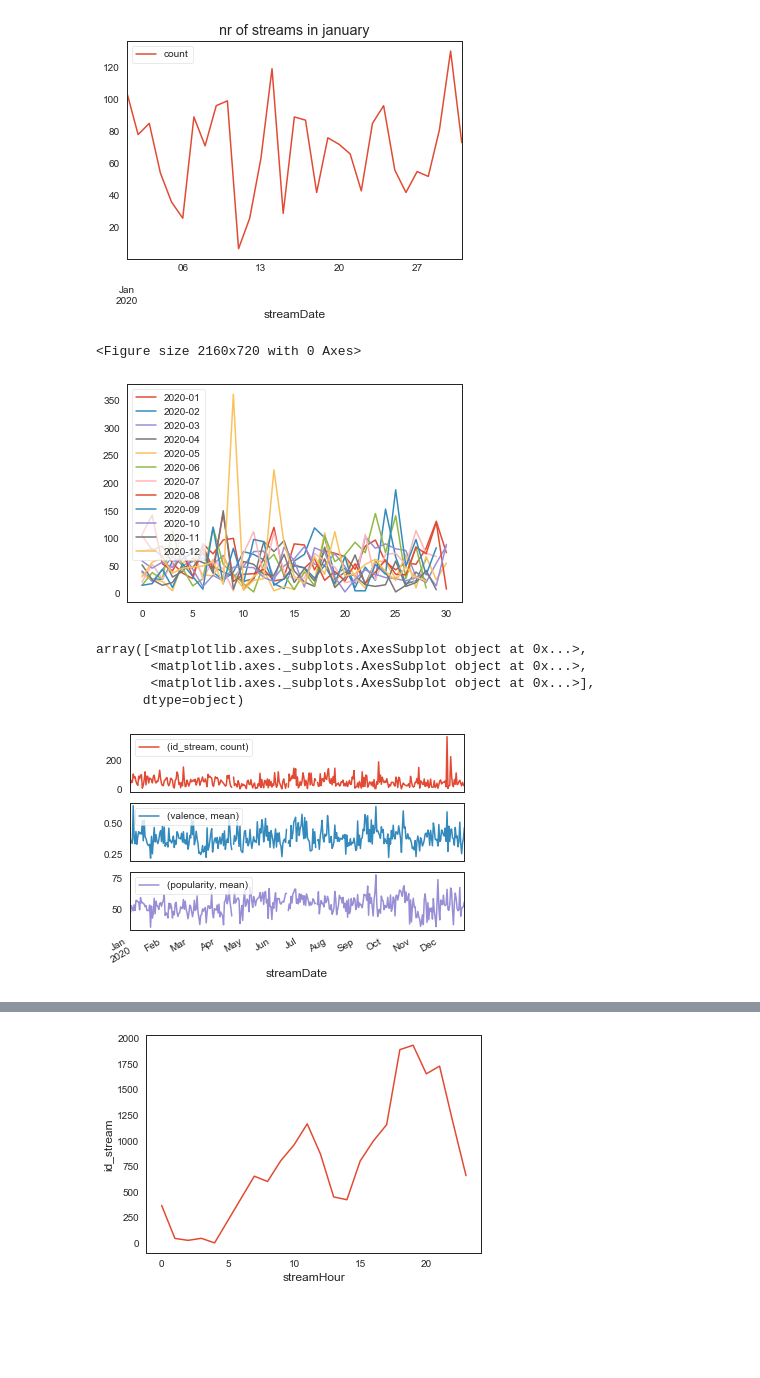
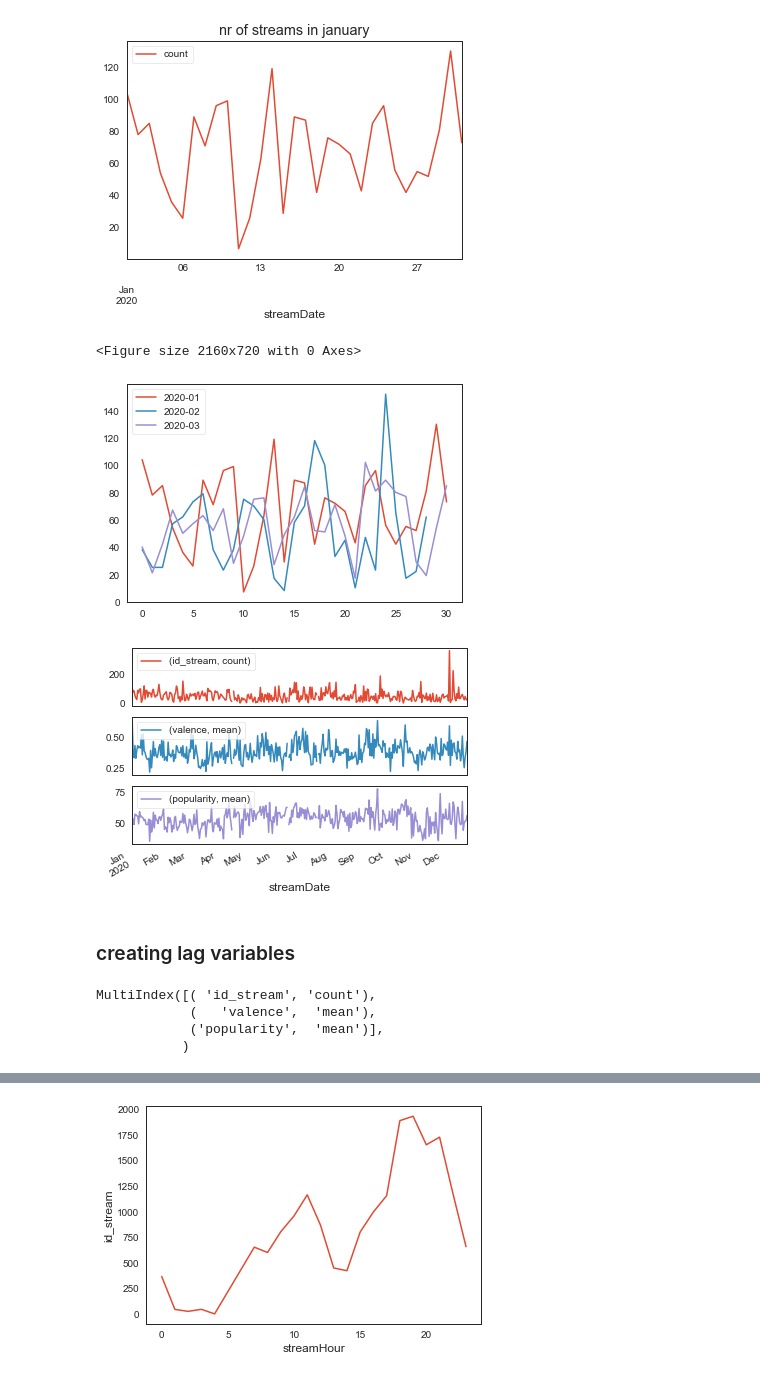
Before and after one commit to francisco-alier/spotify-data-extractor, a Jupyter notebook: 01_Time_Series_Streaming_History_Analysis.ipynb, the cells around one changed output, grey strips where cells are left out. Drawn from its saved outputs; the diff is of its cells as text; code cells hidden in the pictures; blank space fills up the shorter version.

```diff
--- a/01_Time_Series_Streaming_History_Analysis.ipynb
+++ b/01_Time_Series_Streaming_History_Analysis.ipynb
@@ -12,7 +12,7 @@ import datetime
 
 pd.set_option('display.max_columns', None)
 # %%
-df = pd.read_csv(r'./data/streaming_data_clean.csv')
+df = pd.read_csv(r'./data/streaming_data_clean_v2.csv')
 # %%
 df.head()
 # %% [output]
@@ -366,4 +366,6 @@ time_series_features = pd.DataFrame(df_clean.groupby('streamDate').agg({'id_stre
                                                                         'popularity': ['mean']}).reset_index())
 time_series_features['streamDate'] = pd.to_datetime(time_series_features.streamDate)
 time_series_features.set_index('streamDate', inplace = True)
+
+time_series_2020 = time_series_features['01-01-2020':'31-12-2020']
 # %%
@@ -385,32 +383,40 @@ january_streams.id_stream.plot(title = 'nr of streams in january')
 # %%
 # dummy dataframe
 counts = pd.DataFrame()
 
 # Select data for each month and concatenate with counts
-for month in ['2020-01', '2020-02', '2020-03', '2020-04', '2020-05', '2020-06',
-              '2020-07', '2020-08', '2020-09', '2020-10', '2020-11', '2020-12']:
-    counts_per_year = time_series_features.loc[month, [('id_stream', 'count')]].reset_index(drop=True)
+for month in ['2020-01', '2020-02', '2020-03',
+             # '2020-04', '2020-05', '2020-06',
+             # '2020-07', '2020-08', '2020-09',
+             # '2020-10', '2020-11', '2020-12'
+             ]:
+    counts_per_year = time_series_2020.loc[month, [('id_stream', 'count')]].reset_index(drop=True)
     counts_per_year.columns = ['counts']
     counts_per_year.rename(columns={"counts": month}, inplace=True)
     counts = pd.concat([counts, counts_per_year], axis=1)
 
     #print(counts_per_year)
 
 # Plot prices
 plt.figure(figsize=(30,10))
 counts.plot()
 plt.show()
 # %% [output]
 <Figure size 2160x720 with 0 Axes>
-[figure, old version]
+[figure, new version]
 # %%
-all_days = time_series_features.asfreq('D')
+all_days = time_series_2020.asfreq('D')
 
 all_days.plot(subplots = True)
 plt.show()
 # %% [output]
-array([<matplotlib.axes._subplots.AxesSubplot object at 0x...>,
-       <matplotlib.axes._subplots.AxesSubplot object at 0x...>,
-       <matplotlib.axes._subplots.AxesSubplot object at 0x...>],
-      dtype=object)
-[figure, old version]
+[figure, new version]
+# %% [markdown]
+### creating lag variables
+# %%
+all_days.columns
+# %% [output]
+MultiIndex([( 'id_stream', 'count'),
+            (   'valence',  'mean'),
+            ('popularity',  'mean')],
+           )
```
Also changed, not shown: parts of 15 cells of this notebook, 2 other files.
